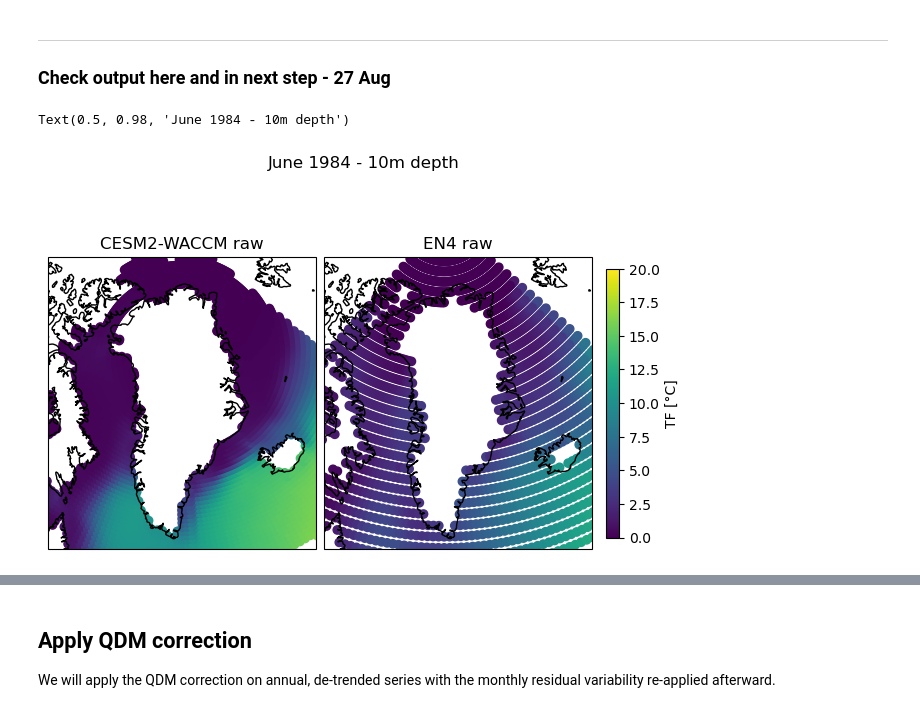
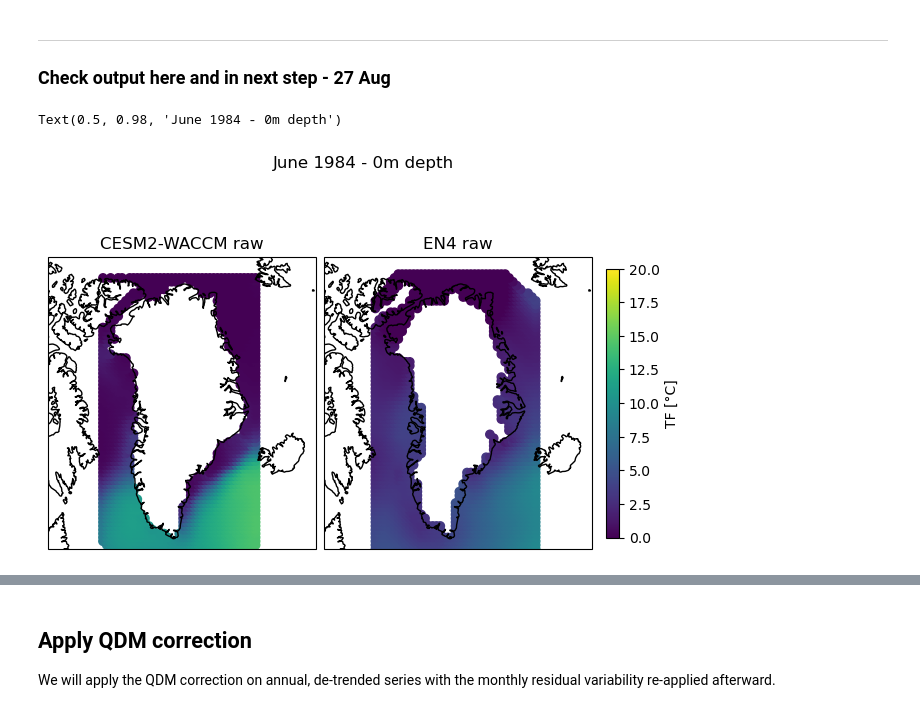
Before and after one commit to ehultee/gris-iceocean-process, a Jupyter notebook: Step2-QDM_CESM_WACCM-CCR.ipynb, the cells around one changed output, grey strips where cells are left out. Drawn from its saved outputs; the diff is of its cells as text; code cells hidden in the pictures.

```diff
--- a/Step2-QDM_CESM_WACCM-CCR.ipynb
+++ b/Step2-QDM_CESM_WACCM-CCR.ipynb
@@ -415,19 +416,20 @@ def datestr2tdec(yy=0, mm=0, dd=0, hour=0, minute=0, sec=0, microsec=0, dateobj=
 # %%
 SelModel = 'CESM2-WACCM'
 BaselinePeriod = ['1985','2014'] ## climatological baseline for QDM
-YearsIncluded = ['1970', '2014'] ## set these to the endpoints if you want to slice the CESM2 data.
+YearsIncluded = ['1850', '2100'] ## set these to the endpoints if you want to slice the CESM2 data.
 PressureIncluded = True ## whether to use files that already account for pressure effect on freezing point
 ## EN4 data run 1950-2014, but we will use it only during the BaselinePeriod anyway
 
-DirSave = f'/Users/eultee/Library/CloudStorage/OneDrive-NASA/Data/gris-iceocean-outfiles/Summer25Test'
-DirIn = f'/Users/eultee/Library/CloudStorage/OneDrive-NASA/Data/gris-iceocean-outfiles/Summer25Test'
+DirSave = f'/Users/eultee/Desktop/'
+DirIn = f'/Users/eultee/Desktop/'
 if PressureIncluded:
-    DirIn = DirIn + f'/Default_FullProcess/'
+    DirIn = DirIn + f'/TF-PressureIncluded/'
 else:
-    DirIn = DirIn + f'/FP_in_Step3/'
+    # DirIn = DirIn + f'/FP_in_Step3/'
+    print('Confirm pressure handling in your dataset and set the read-in directory accordingly.')
 
-DirHadley = f'/Users/eultee/Library/CloudStorage/OneDrive-NASA/Data/gris-iceocean-outfiles'
-HadleyFile = f'/tf-Hadley-1950_2020.nc'
+DirHadley = f'/Users/eultee/Desktop/TF-PressureIncluded'
+HadleyFile = f'/tf-Hadley-1950_2020_regrid.nc'
 # %%
 ## Load EN4 using xarray
 ds1 = xr.open_dataset(DirHadley+HadleyFile, decode_times='timeDim')
@@ -458,5 +457,5 @@ Attributes:
 # %%
 ## load in CESM TF for all time slices available, using multifile dataset
-ds3 = xr.open_mfdataset(f'{DirIn}/tf-CESM2*.nc').sel(time=slice(YearsIncluded[0], YearsIncluded[1]))
+ds3 = xr.open_mfdataset(f'{DirIn}/TF_Omon_CESM2*.nc').sel(time=slice(YearsIncluded[0], YearsIncluded[1]))
 ds3
 # %% [output]
@@ -633,7 +530,8 @@ We had to do one extra step (above) to deal with re-scaling the native depth dim
 # %% [markdown]
 ### Apply DateTimeIndex
 # %%
-test_ds_full = tfCESM_renamed.TF.sel(time=slice(YearsIncluded[0], YearsIncluded[1]))
+# test_ds_full = tfCESM_renamed.TF.sel(time=slice(YearsIncluded[0], YearsIncluded[1]))
+test_ds_full = ds_m.TF.sel(time=slice(YearsIncluded[0], YearsIncluded[1]))
 
 ## aligning the time indices
 test_ds_full = test_ds_full.assign_coords(new_time = ('time', test_ds_full.indexes['time'].to_datetimeindex().values))
@@ -718,47 +593,50 @@ PandasIndex(DatetimeIndex(['1970-01-15 12:00:00', '1970-02-14 00:00:00', '1970-0
 Attributes: (0)
 # %%
-tobs_ds_full = ds1.TF.interp(depth=test_ds_full.depth.values)
+# tobs_ds_full = ds1.TF.interp(depth=test_ds_full.depth.values) ## Donald also handled depth sampling
+tobs_ds_full = ds1.TF
 # %% [markdown]
 ---
 ### Check output here and in next step - 27 Aug
 # %%
-depth_toplot=10
+depth_toplot=0
 TF_toplot_sim = test_ds_full.TF.sel(time='1984-06-30', depth=depth_toplot, method='nearest')
 TF_toplot_obs = tobs_ds_full.sel(time='1984-06-30', depth=depth_toplot, method='nearest')
 
-obs_x, obs_y = np.meshgrid(tobs_ds_full.lon, tobs_ds_full.lat)
+# obs_x, obs_y = np.meshgrid(tobs_ds_full.lon, tobs_ds_full.lat)
 
 ### Limits of Greenland domain ###
 limN           = 86.0 ## degrees N latitude
 limS           = 57.0 ## degrees N latitude
 limE           = 4.0 ## degrees E latitude
 limW           = 274.0 ## degrees E latitude
 
 GrIS_polar_stereo = ccrs.Stereographic(
             central_latitude=90.0,
             central_longitude=-45.0,
             false_easting=0.0,
             false_northing=0.0,
             true_scale_latitude=70.0,
             globe=ccrs.Globe('WGS84')
         )
 
 fig, axs = plt.subplots(1,2, layout='constrained',
                         subplot_kw={'projection': GrIS_polar_stereo, 'extent':  [-65, -20, limS, limN]})
 
-sc_sim = axs[0].scatter(y=test_ds_full.lat, x=test_ds_full.lon, c=TF_toplot_sim, transform=ccrs.PlateCarree(),
-          cmap='viridis', vmin=0., vmax=20.);
+sc_sim = axs[0].scatter(y=test_ds_full.lat, x=test_ds_full.lon,
+                        c=TF_toplot_sim, transform=ccrs.PlateCarree(),
+                        cmap='viridis', vmin=0., vmax=20.);
 axs[0].set(aspect=1, title='CESM2-WACCM raw')
 axs[0].coastlines()
 # cbar1 = plt.colorbar(sc_sim, orientation='vertical', label='TF [°C]')
 
-sc_obs = axs[1].scatter(y=obs_y, x=obs_x, c=TF_toplot_obs, transform=ccrs.PlateCarree(),
-          cmap='viridis', vmin=0., vmax=20.);
+sc_obs = axs[1].scatter(y=TF_toplot_obs.lat, x=TF_toplot_obs.lon,
+                        c=TF_toplot_obs, transform=ccrs.PlateCarree(),
+                        cmap='viridis', vmin=0., vmax=20.);
 axs[1].set(aspect=1, title='EN4 raw')
 axs[1].coastlines()
 cbar2 = plt.colorbar(sc_obs, orientation='vertical', label='TF [°C]', shrink=0.6)
 
 fig.suptitle('June 1984 - {}m depth'.format(depth_toplot))
 # %% [output]
-Text(0.5, 0.98, 'June 1984 - 10m depth')
+Text(0.5, 0.98, 'June 1984 - 0m depth')
-[figure, old version]
+[figure, new version]
```
Also changed, not shown: parts of 21 cells of this notebook, 1 other file.
